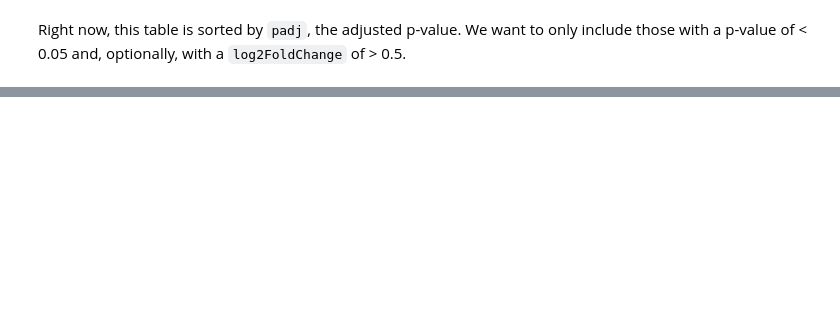
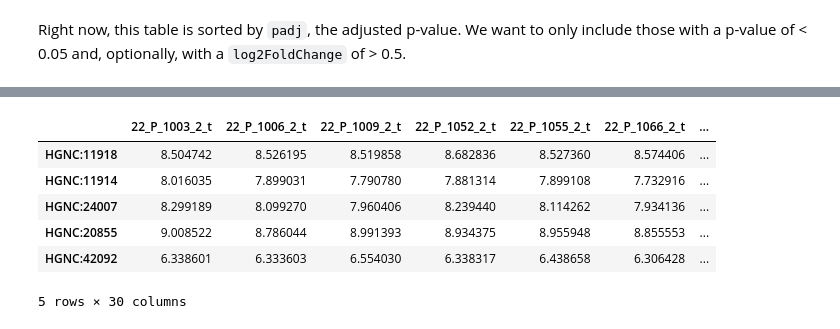
Before and after one commit to DavidosRB/Python-DiCE, a Jupyter notebook: notebooks/example_workflow.ipynb, the cells around one changed output, grey strips where cells are left out. Saved outputs shown, nothing was run; the diff lists cells and outputs as text; code cells hidden in the pictures; blank space fills up the shorter version.

```diff
--- a/notebooks/example_workflow.ipynb
+++ b/notebooks/example_workflow.ipynb
@@ -95,9 +98,9 @@ control_df.head()
 # %% [markdown]
 Combine the two Dataframes into one
 # %%
-full_df = pd.concat([acd_df, control_df], axis=1)
-print(full_df.shape)
-full_df.head()
+raw_data_df = pd.concat(objs=[acd_df, control_df], axis=1)
+print(raw_data_df.shape)
+raw_data_df.head()
 # %% [output]
 (38327, 30)
 |  | 22_P_1003_2_t | 22_P_1006_2_t | 22_P_1009_2_t | 22_P_1052_2_t | 22_P_1055_2_t | 22_P_1066_2_t | ... |
@@ -176,0 +210,13 @@ dea_filtered_results.head()
+# %%
+raw_data_df.index = convert_series_to_hgnc(series=raw_data_df.index, gene_id_mappings=gene_id_mappings)
+raw_data_df = raw_data_df[raw_data_df.index.notna()]
+# %%
+raw_data_df.head()
+# %% [output]
+|  | 22_P_1003_2_t | 22_P_1006_2_t | 22_P_1009_2_t | 22_P_1052_2_t | 22_P_1055_2_t | 22_P_1066_2_t | ... |
+| HGNC:11918 | 8.504742 | 8.526195 | 8.519858 | 8.682836 | 8.527360 | 8.574406 | ... |
+| HGNC:11914 | 8.016035 | 7.899031 | 7.790780 | 7.881314 | 7.899108 | 7.732916 | ... |
+| HGNC:24007 | 8.299189 | 8.099270 | 7.960406 | 8.239440 | 8.114262 | 7.934136 | ... |
+| HGNC:20855 | 9.008522 | 8.786044 | 8.991393 | 8.934375 | 8.955948 | 8.855553 | ... |
+| HGNC:42092 | 6.338601 | 6.333603 | 6.554030 | 6.338317 | 6.438658 | 6.306428 | ... |
+5 rows × 30 columns
```
Also changed, not shown: parts of 24 cells of this notebook.
